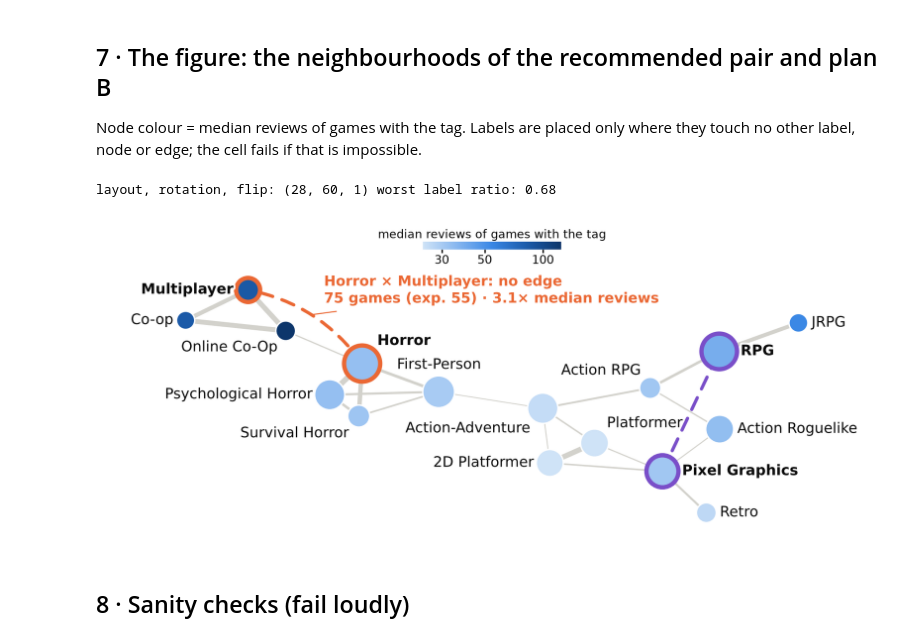
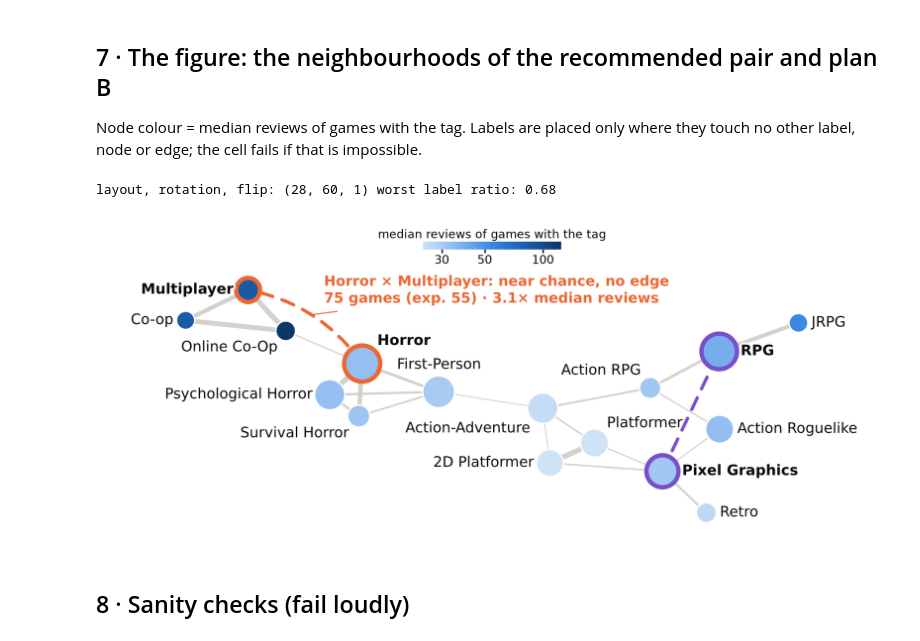
Before and after one commit to hhej/steam-tag-whitespace, a Jupyter notebook: notebooks/analysis.ipynb, the cells around one changed output. Drawn from its saved outputs; the diff is of its cells as text; code cells hidden in the pictures.

Commit message:
Explain 'no edge' as near chance (NPMI), add plan B label, define expected and over-supply
Co-Authored-By: Claude Opus 5.5 <noreply@anthropic.com>

```diff
--- a/notebooks/analysis.ipynb
+++ b/notebooks/analysis.ipynb
@@ -261,7 +261,7 @@ permutation p = 0.0
 def rec(r):
     return dict(pair=[r.a, r.b], n=int(r.n_ab), expected=float(r.expected), sat=float(r.saturation),
                 overlap=float(r.overlap), median=float(r.median_reviews), lift=float(r.lift), hit=float(r.hit_rate),
-                edge=bool(G.has_edge(r.a, r.b)))
+                npmi=float(r.npmi), edge=bool(G.has_edge(r.a, r.b)))
 
 b = elig.loc[0]
 NUM.update(best=list(best), runner=list(runner), pick=rec(b), planb=rec(elig.loc[1]), crowd=rec(crowded.loc[0]),
@@ -311,7 +311,7 @@ sizes = {t: 40 + 360 * H.nodes[t]["n"] / nmax for t in H}
 norm = LogNorm(vmin=min(tag_med[t] for t in H), vmax=max(tag_med[t] for t in H))
 ring = {t: ACCENT for t in best} | {t: PLANB for t in runner}
 pk = NUM["pick"]
-msg = (f"{best[0]} × {best[1]}{'' if pk['edge'] else ': no edge'}\n"
+msg = (f"{best[0]} × {best[1]}{'' if pk['edge'] else ': near chance, no edge'}\n"
        f"{pk['n']} games (exp. {pk['expected']:.0f}) · {pk['lift']:.1f}× median reviews")
 
 
@@ -453,34 +453,34 @@ def draw(kk, angle, flip):
             crosses = any(inside_pts(lead, o) for o in list(placed.values()) +
                           [nb for u, nb in nodes.items() if u not in best])
             if not crosses and free(tb):
                 return fig, on_edge, worst
             note.remove()
     return fig, 99, 9.0
 
 
 # try each layout in 12 rotations x 2 reflections. Keep only drawings where no label touches an edge and no
 # edge passes under another node; of those, keep the one whose most ambiguous label is clearest.
 chosen, best_worst, fig = None, None, None
 for li, kk in enumerate(layouts):
     for flip in (1, -1):
         for angle in range(0, 180, 15):
             f_, bad, worst = draw(kk, angle, flip)
             if bad == 0 and (best_worst is None or worst < best_worst):
                 if fig is not None:
                     plt.close(fig)
                 chosen, best_worst, fig = (li, angle, flip), worst, f_
             else:
                 plt.close(f_)
 assert chosen, "no layout gives clear labels and clear edges"
 print("layout, rotation, flip:", chosen, "worst label ratio:", round(best_worst, 2))
 fig.savefig(OUT / "fig_network.png", dpi=300, bbox_inches="tight", facecolor="white")
 fig.savefig(OUT / "fig_network.svg", bbox_inches="tight", facecolor="white")
 NUM.update(fig_nodes=H.number_of_nodes(), fig_edges=H.number_of_edges())
 (OUT / "numbers.json").write_text(json.dumps(NUM, indent=2, default=str))
 plt.show()
 # %% [output]
 layout, rotation, flip: (28, 60, 1) worst label ratio: 0.68
-[figure, old version]
+[figure, new version]
 # %% [markdown]
 ## 8 · Sanity checks (fail loudly)
 # %%
```
Also changed, not shown: parts of 1 cell of this notebook, 10 other files.
